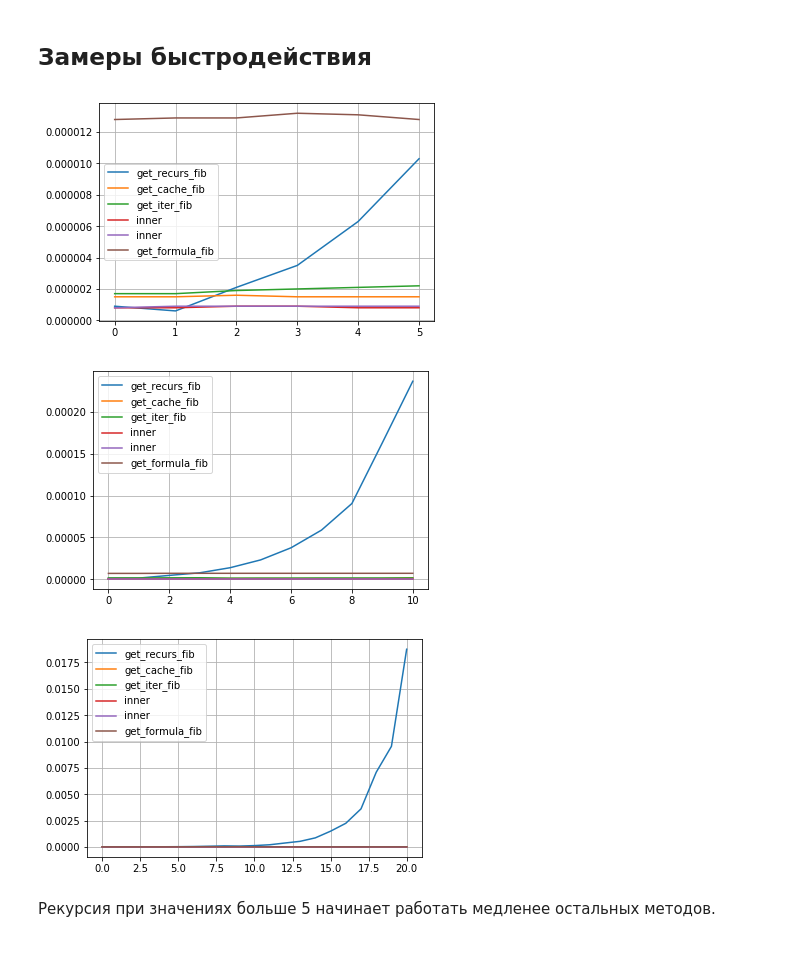
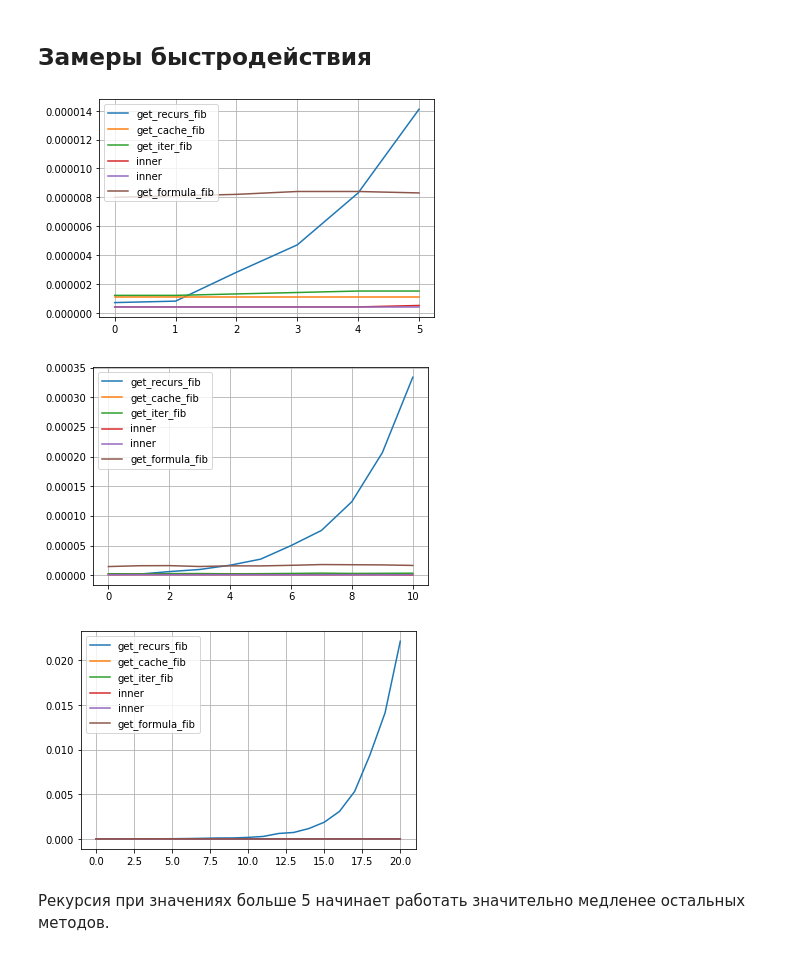
Before and after one commit to SuperStagerX/algorithms-methods-stepik, a Jupyter notebook: Homework/1_Introduction/fibonacci_numbers.ipynb, the cells around one changed output. Cells and saved outputs as stored; diff of their text form; code cells hidden in the pictures.

```diff
--- a/Homework/1_Introduction/fibonacci_numbers.ipynb
+++ b/Homework/1_Introduction/fibonacci_numbers.ipynb
@@ -45,4 +49,4 @@ get_iter_cache_fib = memo(get_iter_fib)
 get_recurs_cache_fib_v2 = lru_cache(maxsize = None)(get_recurs_fib)
 # %%
 def get_formula_fib(n):
-    return (1 / np.sqrt(5) * (((1 + np.sqrt(5))/(2))**n - ((1 - np.sqrt(5))/(2))**n)).astype(int)
+    return math.floor(1 / np.sqrt(5) * (((1 + np.sqrt(5)) / 2) ** n - ((1 - np.sqrt(5)) / 2) ** n))
@@ -126,18 +142,18 @@ get_pisano_period(133, 6)
 ## Замеры быстродействия
 # %%
 n = 6
-compare(fib_methods.values(), np.arange(n))
+compare(fib_methods.values(), np.arange(n), unpack_array=False)
 # %% [output]
-[figure, old version]
+[figure, new version]
 # %%
 n = 11
-compare(fib_methods.values(), np.arange(n))
+compare(fib_methods.values(), np.arange(n), unpack_array=False)
 # %% [output]
-[figure, old version]
+[figure, new version]
 # %%
 n = 21
-compare(fib_methods.values(), np.arange(n))
+compare(fib_methods.values(), np.arange(n), unpack_array=False)
 # %% [output]
-[figure, old version]
+[figure, new version]
 # %% [markdown]
-Рекурсия при значениях больше 5 начинает работать медленее остальных методов.
+Рекурсия при значениях больше 5 начинает работать значительно медленее остальных методов.
```
Also changed, not shown: parts of 9 cells of this notebook, 17 other files.
